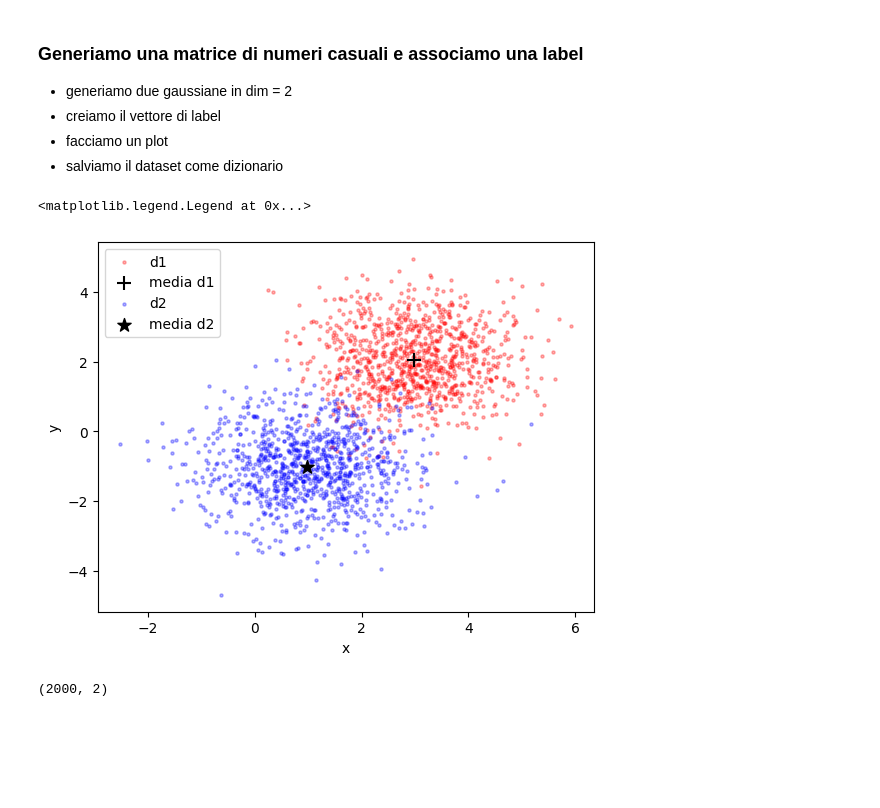
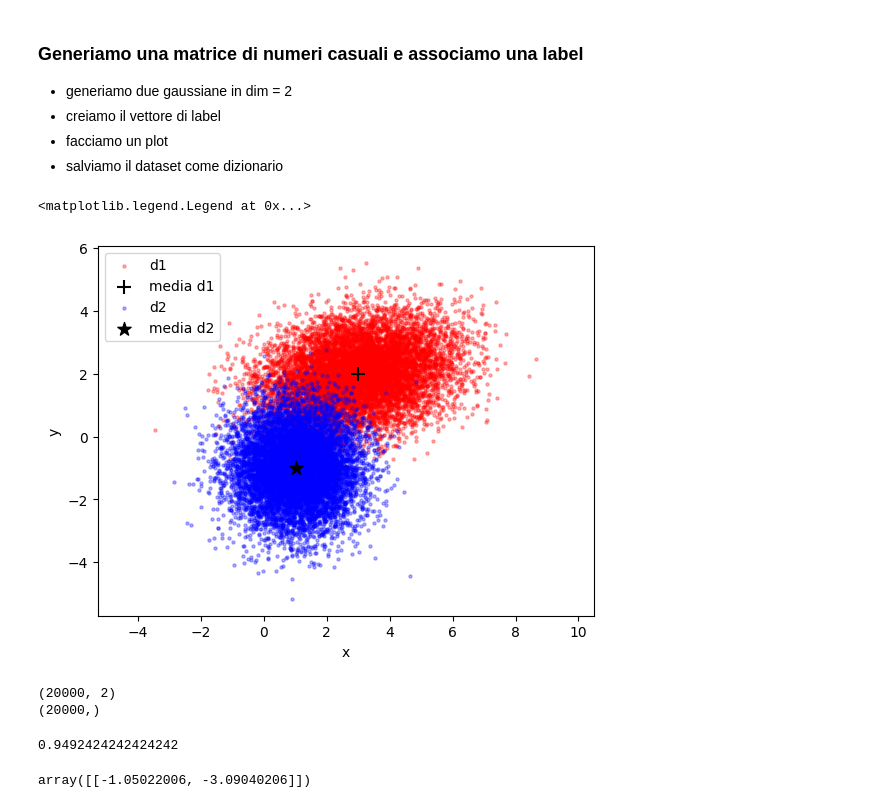
Before and after one commit to pumazzo/ML-ISS2023, a Jupyter notebook: Lezione_1_ML_ISS2023_introduzione_al_machine_learning.ipynb, the cells around one changed output. Saved outputs shown, nothing was run; the diff lists cells and outputs as text; code cells hidden in the pictures; blank space fills up the shorter version.

```diff
--- a/Lezione_1_ML_ISS2023_introduzione_al_machine_learning.ipynb
+++ b/Lezione_1_ML_ISS2023_introduzione_al_machine_learning.ipynb
@@ -168,27 +168,35 @@ array([[1., 1., 1., 1., 1.],
 - facciamo un plot
 - salviamo il dataset come dizionario
 # %%
-Npoints= 1000
+Npoints= 10000
 D = 2
-d1 = np.array([3,2]) + np.random.randn(Npoints, D)
-d2 = np.array([1,-1]) + np.random.randn(Npoints, D)
+
+mu1 = np.array([3,2])
+mu2  =np.array([1,-1])
+cov1 = np.array([[2, 0.5], [0.5, 1]])
+
+d1 =  np.random.randn(Npoints, D)@ np.linalg.cholesky(cov1) + mu1
+d2 = np.random.randn(Npoints, D) + mu2
 # %%
 f,ax = plt.subplots(1)
 ax.scatter(d1[:,0],d1[:,1],s=5,alpha=0.3,color="r",label="d1")
 ax.scatter(d1[:,0].mean(),d1[:,1].mean(),s=100,alpha=1,marker="+",color="k",label="media d1")
 ax.scatter(d2[:,0],d2[:,1],s=5,alpha=0.3,color="b",label="d2")
 ax.scatter(d2[:,0].mean(),d2[:,1].mean(),s=100,alpha=1,marker="*",color="k",label="media d2")
 ax.set_xlabel("x")
 ax.set_ylabel("y")
+ax.axis('equal')
 plt.legend()
 # %% [output]
 <matplotlib.legend.Legend at 0x...>
-[figure, old version]
+[figure, new version]
 # %%
 data= np.concatenate([d1,d2],axis=0)
-labels = np.concatenate([np.zeros(100),np.ones(100)],axis=0)
+labels = np.concatenate([np.zeros(Npoints),np.ones(Npoints)],axis=0)
 print(data.shape)
+print(labels.shape)
 # %% [output]
-(2000, 2)
+(20000, 2)
+(20000,)
 # %%
 np.savez("nydata.npz",data=data,labels=labels)
@@ -194,0 +210,8 @@ np.savez("nydata.npz",data=data,labels=labels)
+# %%
+clf.score(X_test, y_test)
+# %% [output]
+0.9492424242424242
+# %%
+clf.coef_
+# %% [output]
+array([[-1.05022006, -3.09040206]])
```
Also changed, not shown: parts of 5 cells of this notebook.
